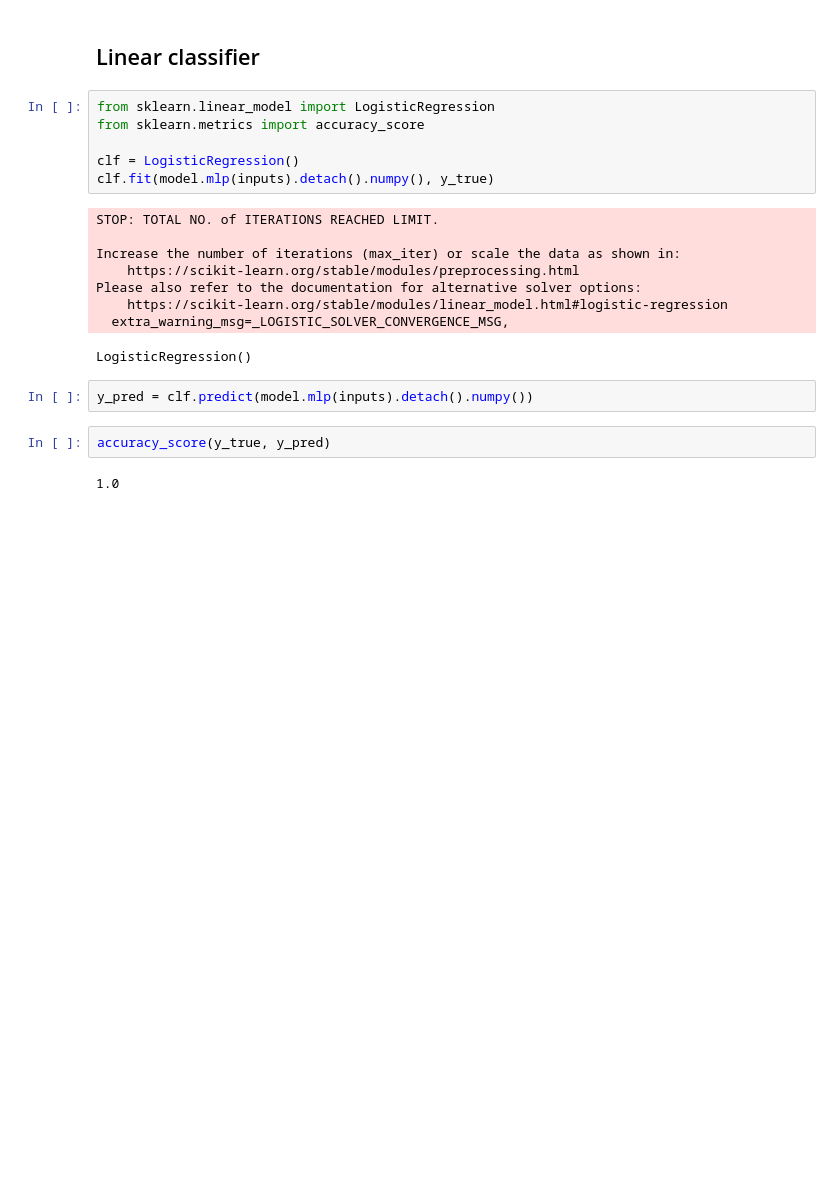
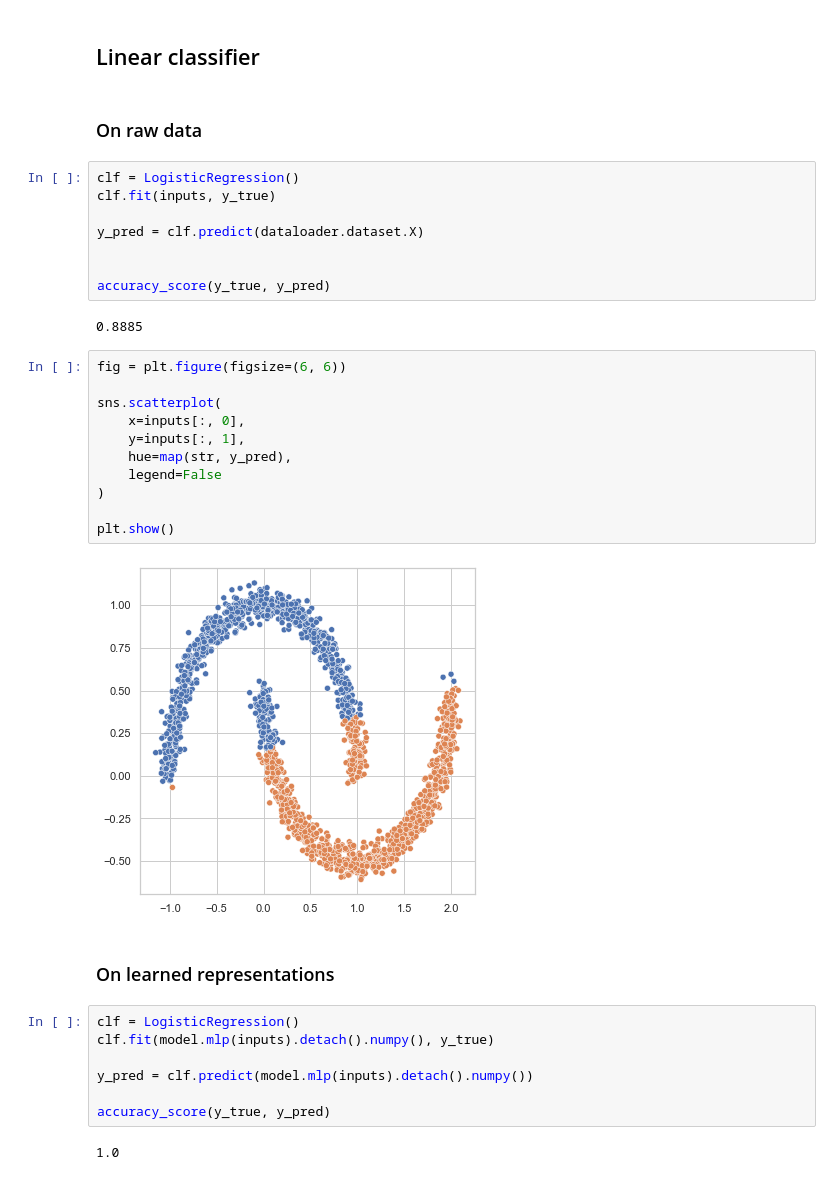
Before and after one commit to ericdaat/SiMCa, a Jupyter notebook: notebooks/clustering_blobs.ipynb, the cells around one changed output. Drawn from its saved outputs; the diff is of its cells as text; blank space fills up the shorter version.

```diff
--- a/notebooks/clustering_blobs.ipynb
+++ b/notebooks/clustering_blobs.ipynb
@@ -235,23 +237,38 @@ plt.show()
 # %% [markdown]
 ## Linear classifier
-# %%
-from sklearn.linear_model import LogisticRegression
-from sklearn.metrics import accuracy_score
-
-clf = LogisticRegression()
-clf.fit(model.mlp(inputs).detach().numpy(), y_true)
-# %% [output]
-STOP: TOTAL NO. of ITERATIONS REACHED LIMIT.
-
-Increase the number of iterations (max_iter) or scale the data as shown in:
-    https://scikit-learn.org/stable/modules/preprocessing.html
-Please also refer to the documentation for alternative solver options:
-    https://scikit-learn.org/stable/modules/linear_model.html#logistic-regression
-  extra_warning_msg=_LOGISTIC_SOLVER_CONVERGENCE_MSG,
-LogisticRegression()
+# %% [markdown]
+### On raw data
+# %%
+clf = LogisticRegression()
+clf.fit(inputs, y_true)
+
+y_pred = clf.predict(dataloader.dataset.X)
+
+
+accuracy_score(y_true, y_pred)
+# %% [output]
+0.8885
+# %%
+fig = plt.figure(figsize=(6, 6))
+
+sns.scatterplot(
+    x=inputs[:, 0],
+    y=inputs[:, 1],
+    hue=map(str, y_pred),
+    legend=False
+)
+
+plt.show()
+# %% [output]
+[figure, added]
+# %% [markdown]
+### On learned representations
 # %%
+clf = LogisticRegression()
+clf.fit(model.mlp(inputs).detach().numpy(), y_true)
+
 y_pred = clf.predict(model.mlp(inputs).detach().numpy())
+
+accuracy_score(y_true, y_pred)
+# %% [output]
+1.0
-# %%
-accuracy_score(y_true, y_pred)
-# %% [output]
-1.0
```
Also changed, not shown: parts of 4 cells of this notebook.
